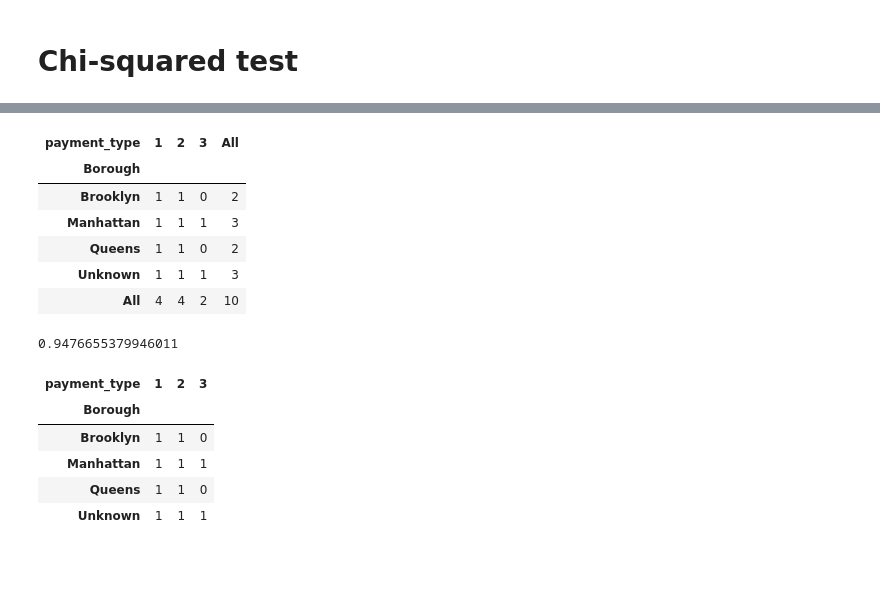
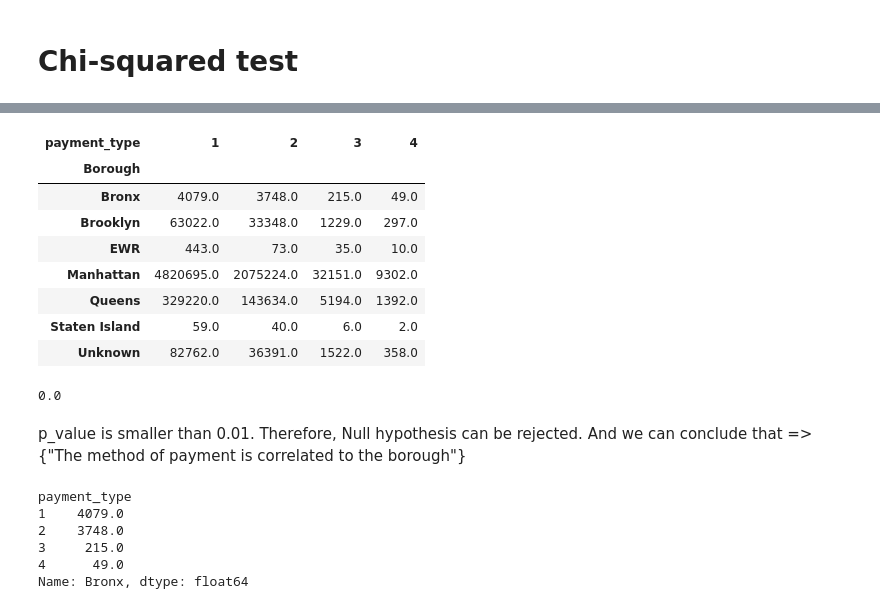
Before and after one commit to dusicastepic/ADMSecondHomework, a Jupyter notebook: RQ4.ipynb, the cells around one changed output, grey strips where cells are left out. Drawn from its saved outputs; the diff is of its cells as text; code cells hidden in the pictures; blank space fills up the shorter version.

```diff
--- a/RQ4.ipynb
+++ b/RQ4.ipynb
@@ -143,11 +141,0 @@ plt.plot(range(1,7), payment_type_lst, 'go')
-# %%
-ct=pd.crosstab(res.Borough,res.payment_type,margins=True)
-ct
-# %% [output]
-| payment_type | 1 | 2 | 3 | All |
-| Borough |  |  |  |  |
-| Brooklyn | 1 | 1 | 0 | 2 |
-| Manhattan | 1 | 1 | 1 | 3 |
-| Queens | 1 | 1 | 0 | 2 |
-| Unknown | 1 | 1 | 1 | 3 |
-| All | 4 | 4 | 2 | 10 |
@@ -158,13 +141,0 @@ chi2, p, dof, ex = chi2_contingency(observed, correction=False)
-# %%
-p
-# %% [output]
-0.9476655379946011
-# %%
-observed
-# %% [output]
-| payment_type | 1 | 2 | 3 |
-| Borough |  |  |  |
-| Brooklyn | 1 | 1 | 0 |
-| Manhattan | 1 | 1 | 1 |
-| Queens | 1 | 1 | 0 |
-| Unknown | 1 | 1 | 1 |
@@ -170,0 +144,29 @@ observed
+# %%
+contigency_table=res.pivot(index='Borough', columns='payment_type', values=0).fillna(0)
+contigency_table
+# %% [output]
+| payment_type | 1 | 2 | 3 | 4 |
+| Borough |  |  |  |  |
+| Bronx | 4079.0 | 3748.0 | 215.0 | 49.0 |
+| Brooklyn | 63022.0 | 33348.0 | 1229.0 | 297.0 |
+| EWR | 443.0 | 73.0 | 35.0 | 10.0 |
+| Manhattan | 4820695.0 | 2075224.0 | 32151.0 | 9302.0 |
+| Queens | 329220.0 | 143634.0 | 5194.0 | 1392.0 |
+| Staten Island | 59.0 | 40.0 | 6.0 | 2.0 |
+| Unknown | 82762.0 | 36391.0 | 1522.0 | 358.0 |
+# %%
+p_value
+# %% [output]
+0.0
+# %% [markdown]
+p_value is smaller than 0.01. Therefore, Null hypothesis can be rejected.
+And we can conclude that =>{"The method of payment is correlated to the borough"}
+# %%
+contigency_table.iloc[0,:]
+# %% [output]
+payment_type
+1    4079.0
+2    3748.0
+3     215.0
+4      49.0
+Name: Bronx, dtype: float64
```
Also changed, not shown: parts of 15 cells of this notebook.
